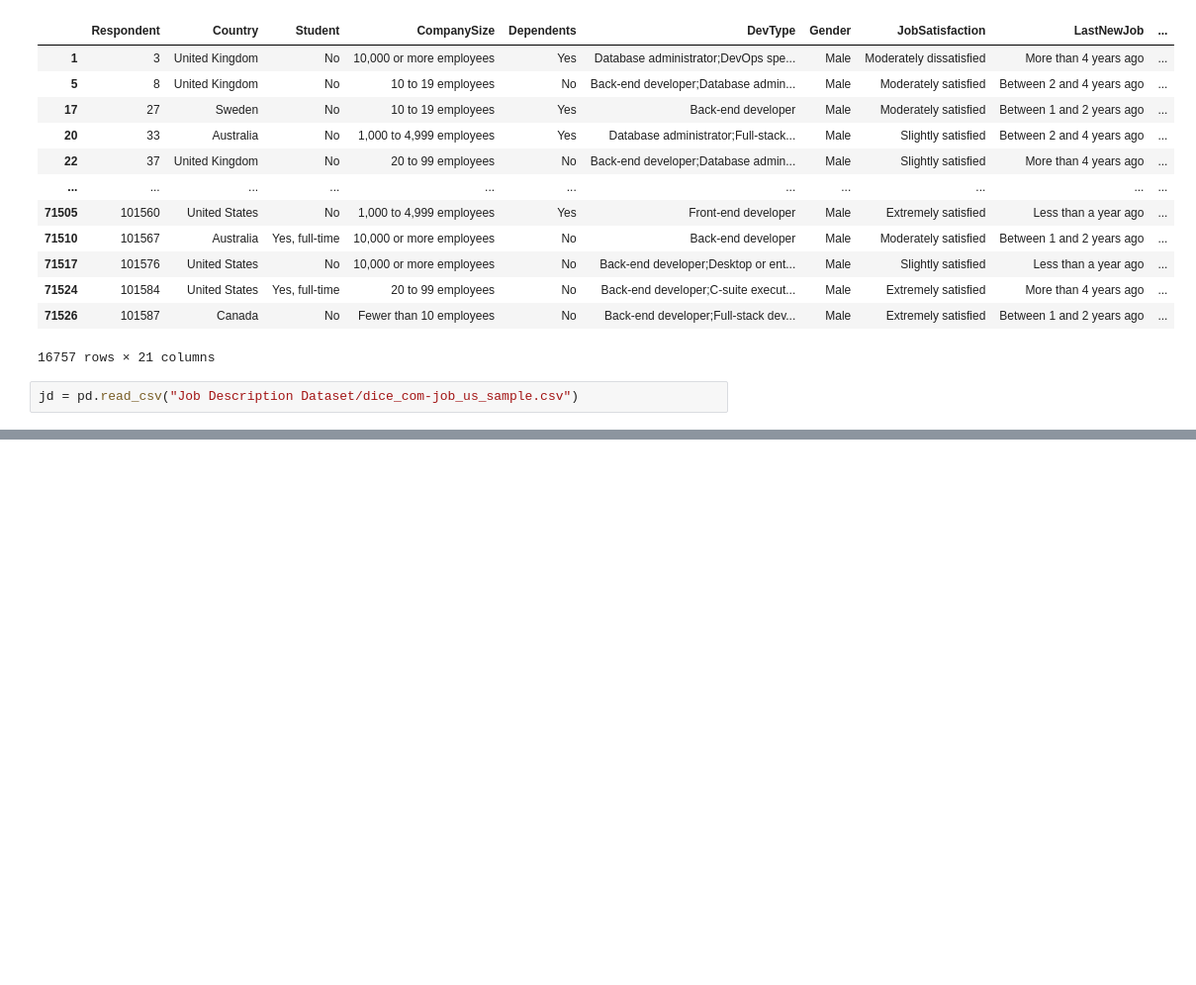
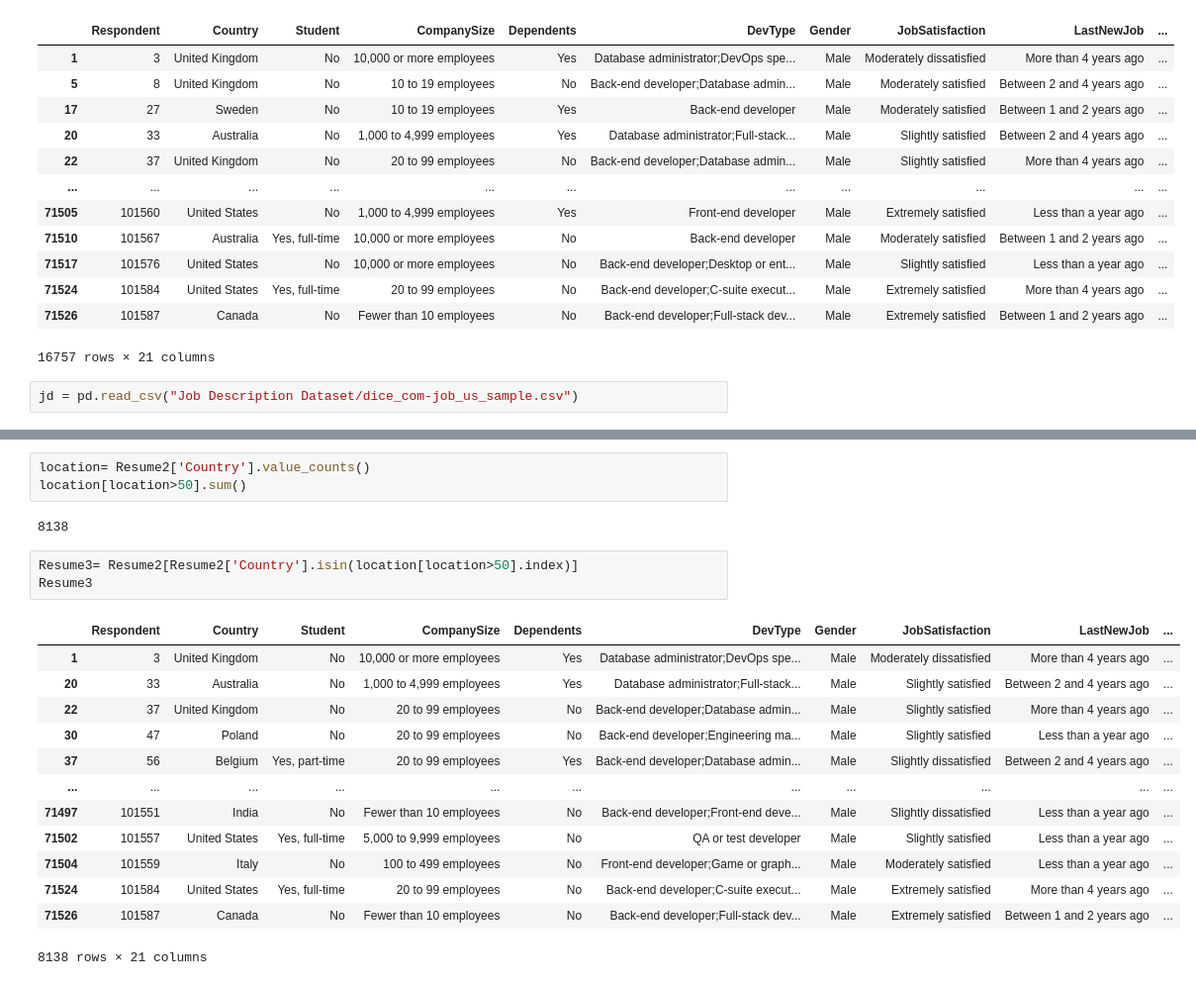
Before and after one commit to Mystic-Trooper/job_recomendation_KG, a Jupyter notebook: analysis.ipynb, the cells around one changed output, grey strips where cells are left out. Shown at 99% size. Cells and saved outputs as stored; diff of their text form; blank space fills up the shorter version.

```diff
--- a/analysis.ipynb
+++ b/analysis.ipynb
@@ -44,0 +198,22 @@ jd = pd.read_csv("Job Description Dataset/dice_com-job_us_sample.csv")
+# %%
+location= Resume2['Country'].value_counts()
+location[location>50].sum()
+# %% [output]
+8138
+# %%
+Resume3= Resume2[Resume2['Country'].isin(location[location>50].index)]
+Resume3
+# %% [output]
+|  | Respondent | Country | Student | CompanySize | Dependents | DevType | Gender | JobSatisfaction | LastNewJob | ... |
+| 1 | 3 | United Kingdom | No | 10,000 or more employees | Yes | Database administrator;DevOps spe... | Male | Moderately dissatisfied | More than 4 years ago | ... |
+| 20 | 33 | Australia | No | 1,000 to 4,999 employees | Yes | Database administrator;Full-stack... | Male | Slightly satisfied | Between 2 and 4 years ago | ... |
+| 22 | 37 | United Kingdom | No | 20 to 99 employees | No | Back-end developer;Database admin... | Male | Slightly satisfied | More than 4 years ago | ... |
+| 30 | 47 | Poland | No | 20 to 99 employees | No | Back-end developer;Engineering ma... | Male | Slightly satisfied | Less than a year ago | ... |
+| 37 | 56 | Belgium | Yes, part-time | 20 to 99 employees | Yes | Back-end developer;Database admin... | Male | Slightly dissatisfied | Between 2 and 4 years ago | ... |
+| ... | ... | ... | ... | ... | ... | ... | ... | ... | ... | ... |
+| 71497 | 101551 | India | No | Fewer than 10 employees | No | Back-end developer;Front-end deve... | Male | Slightly dissatisfied | Less than a year ago | ... |
+| 71502 | 101557 | United States | Yes, full-time | 5,000 to 9,999 employees | No | QA or test developer | Male | Slightly satisfied | Less than a year ago | ... |
+| 71504 | 101559 | Italy | No | 100 to 499 employees | No | Front-end developer;Game or graph... | Male | Moderately satisfied | Less than a year ago | ... |
+| 71524 | 101584 | United States | Yes, full-time | 20 to 99 employees | No | Back-end developer;C-suite execut... | Male | Extremely satisfied | More than 4 years ago | ... |
+| 71526 | 101587 | Canada | No | Fewer than 10 employees | No | Back-end developer;Full-stack dev... | Male | Extremely satisfied | Between 1 and 2 years ago | ... |
+8138 rows × 21 columns
```
Also changed, not shown: parts of 23 cells of this notebook.
